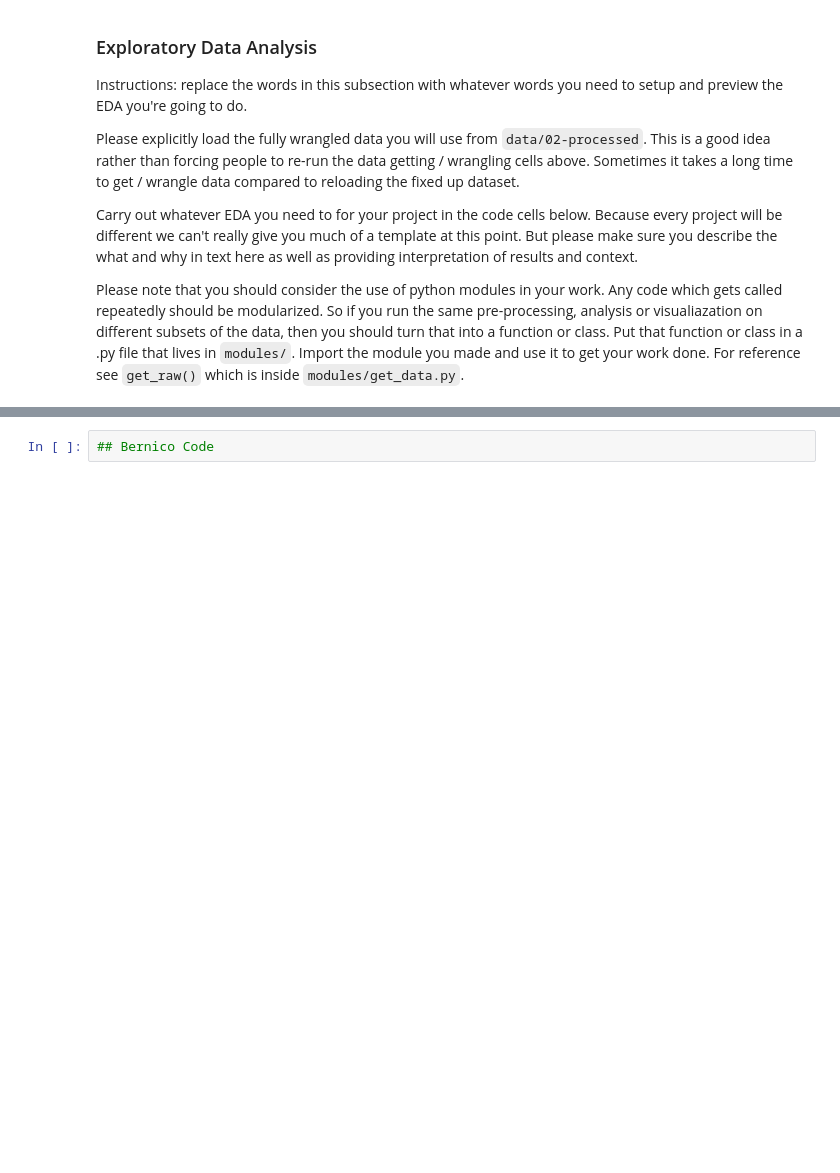
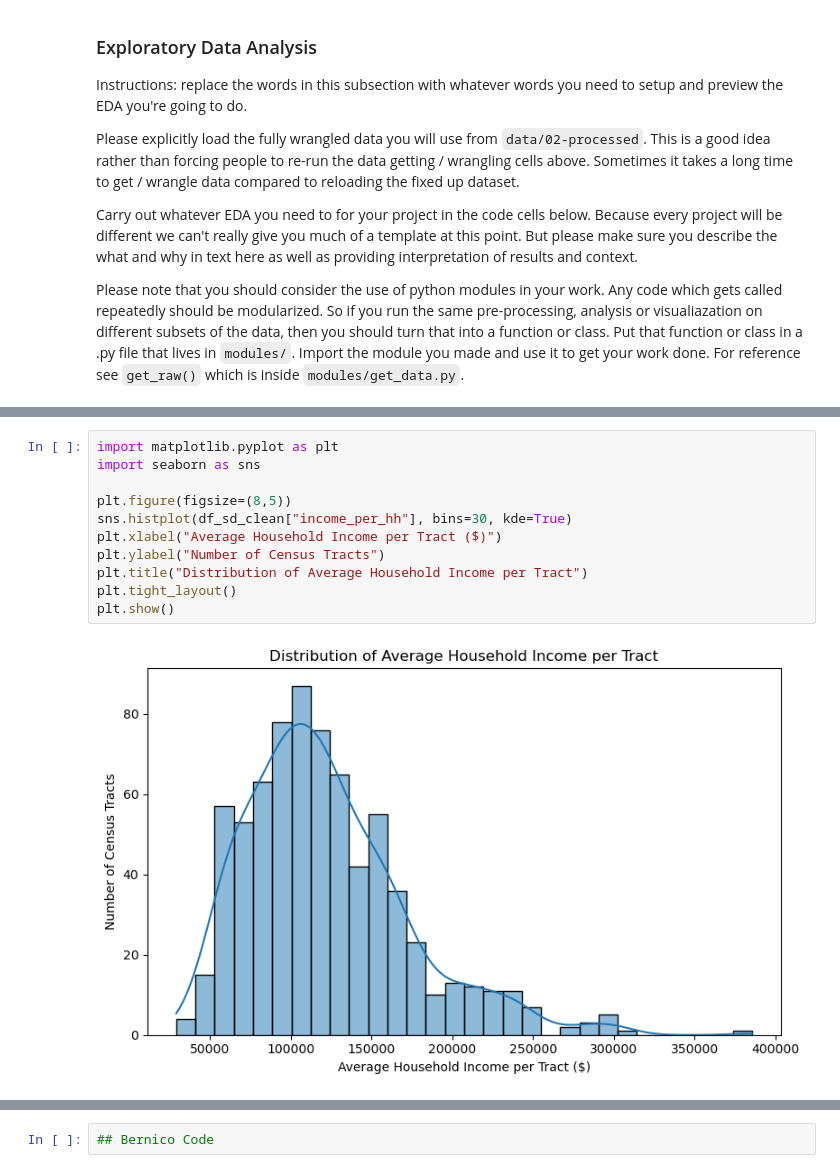
Before and after one commit to 4am1r/Group087_WI26, a Jupyter notebook: 02-EDACheckpoint.ipynb, the cells around one changed output, grey strips where cells are left out. Drawn from its saved outputs; the diff is of its cells as text; blank space fills up the shorter version.

```diff
--- a/02-EDACheckpoint.ipynb
+++ b/02-EDACheckpoint.ipynb
@@ -115,0 +458,13 @@ Please note that you should consider the use of python modules in your work.  An
+# %%
+import matplotlib.pyplot as plt
+import seaborn as sns
+
+plt.figure(figsize=(8,5))
+sns.histplot(df_sd_clean["income_per_hh"], bins=30, kde=True)
+plt.xlabel("Average Household Income per Tract ($)")
+plt.ylabel("Number of Census Tracts")
+plt.title("Distribution of Average Household Income per Tract")
+plt.tight_layout()
+plt.show()
+# %% [output]
+[figure, added]
```
Also changed, not shown: parts of 20 cells of this notebook, 1 other file.
